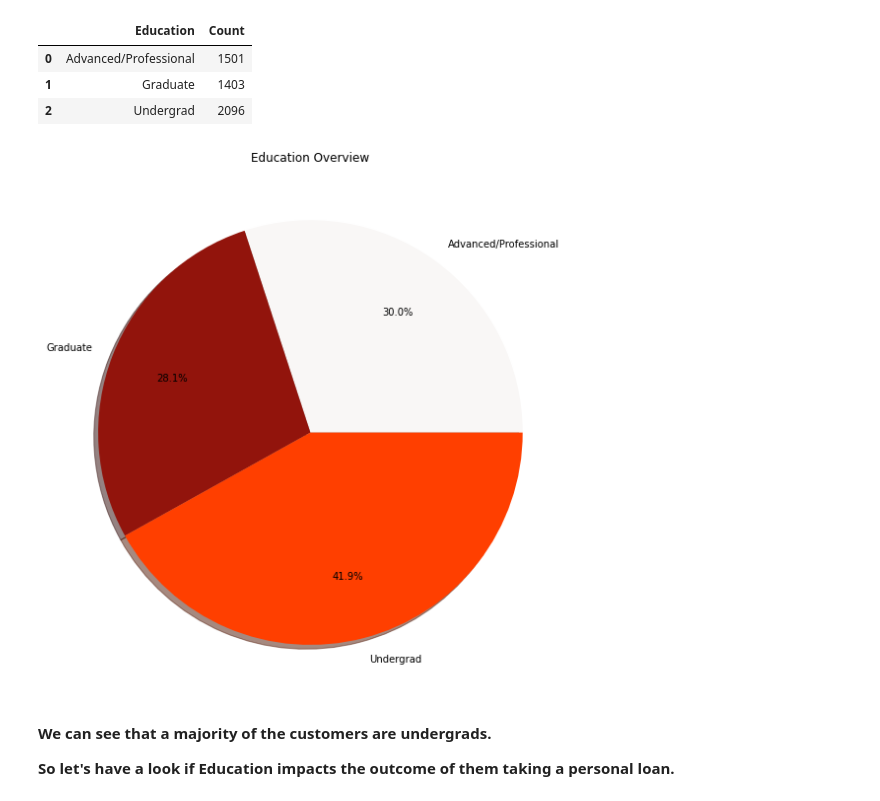
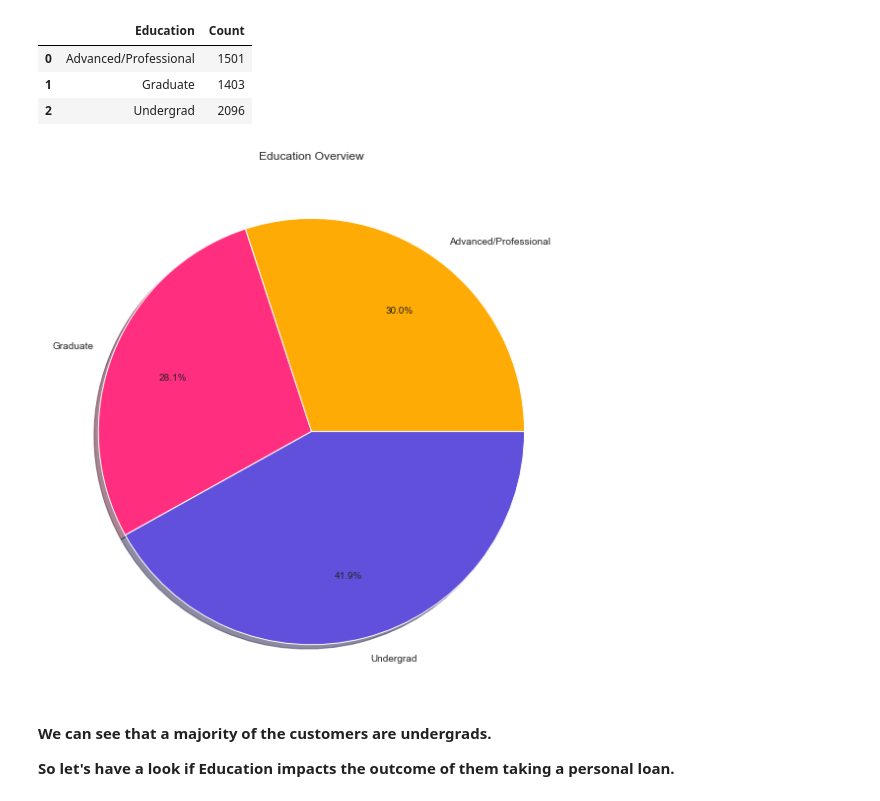
Before and after one commit to AviSaha123/Bank_personal_loan, a Jupyter notebook: finance.ipynb, the cells around one changed output. Drawn from its saved outputs; the diff is of its cells as text; code cells hidden in the pictures.

```diff
--- a/finance.ipynb
+++ b/finance.ipynb
@@ -196,13 +196,13 @@ edu_dis
 | 2 | Undergrad | 2096 |
 # %%
 labels = edu_dis['Education']
-colors = ['#F9F7F6', '#92140C', '#FF3F00']
+colors = ['#FFAB05', '#FF2E7E', '#6050DC']
 plt.figure(figsize=(8,8))
 plt.pie(x=edu_dis['Count'], labels=labels, colors=colors, pctdistance=0.7, shadow=True, autopct="%.1f%%")
 plt.title('Education Overview')
 plt.tight_layout()
 # %% [output]
-[figure, old version]
+[figure, new version]
 # %% [markdown]
 **We can see that a majority of the customers are undergrads.**
 
```
Also changed, not shown: parts of 3 cells of this notebook.
